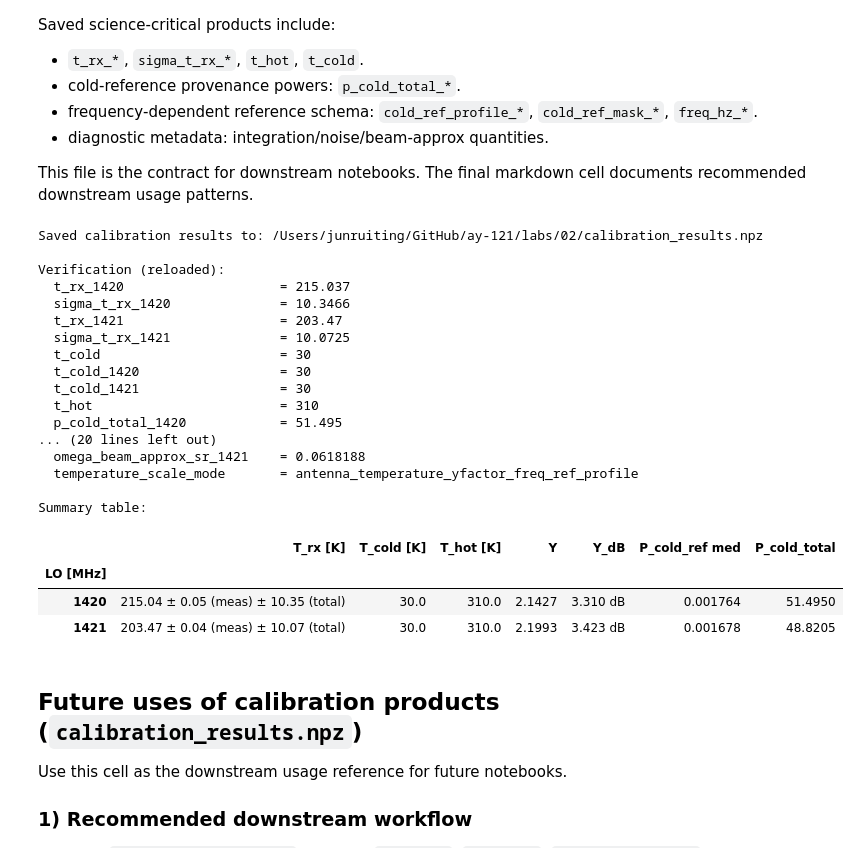
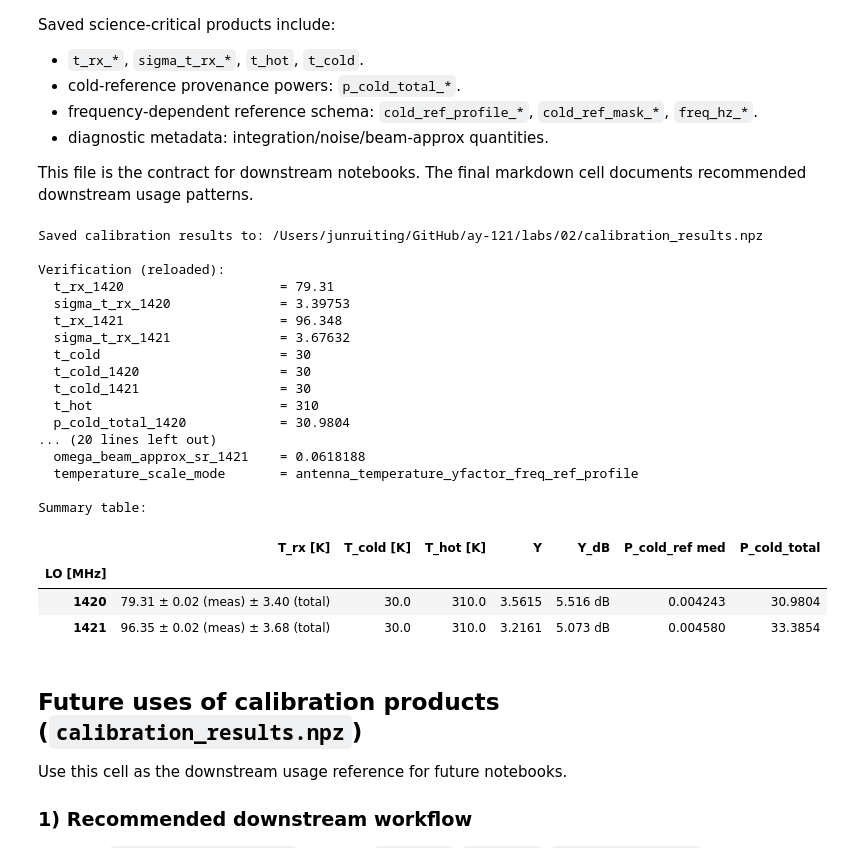
Before and after one commit to raw-asparagus/ay-121, a Jupyter notebook: labs/02/temperature_calibration.ipynb, the cells around one changed output. Saved outputs shown, nothing was run; the diff lists cells and outputs as text; code cells hidden in the pictures.

```diff
--- a/labs/02/temperature_calibration.ipynb
+++ b/labs/02/temperature_calibration.ipynb
@@ -88,9 +90,9 @@ DATA_ROOT = Path('data/lab02') if Path('data/lab02').exists() else Path('../../d
 
 # ── Temperature assumptions ───────────────────────────────────────────────────
 T_HOT          = 310.0   # K  — human body temperature
-T_COLD         = 30.0    # K  — SGP cold-sky temperature (shared for both LO bands)
+T_COLD         = 30.0     # K  — cold-reference sky (l=165°, b=36°, Alt=50°, Az=50°)
 SIGMA_T_HOT    = 5.0     # K  — systematic uncertainty on T_hot
-SIGMA_T_COLD   = 5.0     # K  — systematic uncertainty on T_cold
+SIGMA_T_COLD   = 2.0     # K  — systematic uncertainty on T_cold
 
 # ── Horn geometry / beam assumptions (diagnostics) ──────────────────────────
 HORN_PARALLEL_M             = 0.80
@@ -110,7 +112,7 @@ ROLLING_WIDTH   = 200    # bins for local std estimate
 
 print(f'DATA_ROOT   : {DATA_ROOT.resolve()}')
 print(f'T_hot       : {T_HOT} K  (σ = {SIGMA_T_HOT} K)')
-print(f'T_cold (shared) : {T_COLD} K  (σ = {SIGMA_T_COLD} K)')
+print(f'T_cold      : {T_COLD} K  (σ = {SIGMA_T_COLD} K)  — cold_ref sky at l=165°, b=36°')
 print(f'Horn dims   : {HORN_PARALLEL_M:.2f} m × {HORN_PERP_HORIZON_M:.2f} m  (A = {HORN_APERTURE_AREA_M2:.3f} m²)')
 print(f'η_bf (default): {BEAM_FILLING_FACTOR_DEFAULT:.3f}  (T_B = T_A / η_bf)')
 print(f'Ω_beam approx at HI from λ²/A: {OMEGA_BEAM_APPROX_SR_HI:.4f} sr (diagnostic only)')
@@ -451,8 +449,8 @@ t_cold = {1420: T_COLD, 1421: T_COLD}
 
 yfactor_results = {}
 for lo in [1420, 1421]:
-    p_hot,  s_hot  = masked_total_power(human_pair[lo], masks[('human', lo)])
-    p_cold, s_cold = masked_total_power(sgp_pair[lo],   masks[('SGP',   lo)])
+    p_hot,  s_hot  = masked_total_power(human_pair[lo],    masks[('human',    lo)])
+    p_cold, s_cold = masked_total_power(cold_ref_pair[lo], masks[('cold_ref', lo)])
     yfactor_results[lo] = measure_y_factor(
         p_hot, s_hot, p_cold, s_cold,
         T_HOT, t_cold[lo], lo_mhz=lo,
@@ -776,27 +791,27 @@ r1420 = yfactor_results[1420]
 r1421 = yfactor_results[1421]
 
 # Cold-reference total powers used for Y-factor provenance
-p_cold_total_1420, _ = masked_total_power(sgp_pair[1420], masks[('SGP', 1420)])
-p_cold_total_1421, _ = masked_total_power(sgp_pair[1421], masks[('SGP', 1421)])
+p_cold_total_1420, _ = masked_total_power(cold_ref_pair[1420], masks[('cold_ref', 1420)])
+p_cold_total_1421, _ = masked_total_power(cold_ref_pair[1421], masks[('cold_ref', 1421)])
 
 # Frequency-dependent cold-reference profiles and masks
-cold_ref_profile_1420 = build_cold_reference_profile(sgp_pair[1420], masks[('SGP', 1420)], smooth_kwargs=SAVGOL)
-cold_ref_profile_1421 = build_cold_reference_profile(sgp_pair[1421], masks[('SGP', 1421)], smooth_kwargs=SAVGOL)
+cold_ref_profile_1420 = build_cold_reference_profile(cold_ref_pair[1420], masks[('cold_ref', 1420)], smooth_kwargs=SAVGOL)
+cold_ref_profile_1421 = build_cold_reference_profile(cold_ref_pair[1421], masks[('cold_ref', 1421)], smooth_kwargs=SAVGOL)
 
-cold_ref_mask_1420 = np.asarray(masks[('SGP', 1420)], bool)
-cold_ref_mask_1421 = np.asarray(masks[('SGP', 1421)], bool)
+cold_ref_mask_1420 = np.asarray(masks[('cold_ref', 1420)], bool)
+cold_ref_mask_1421 = np.asarray(masks[('cold_ref', 1421)], bool)
 
-freq_hz_1420 = np.asarray(sgp_pair[1420].freqs, float)
-freq_hz_1421 = np.asarray(sgp_pair[1421].freqs, float)
+freq_hz_1420 = np.asarray(cold_ref_pair[1420].freqs, float)
+freq_hz_1421 = np.asarray(cold_ref_pair[1421].freqs, float)
 
 # Optional diagnostics for downstream notebooks
-delta_nu_hz_1420 = float(sgp_pair[1420].bin_width)
-delta_nu_hz_1421 = float(sgp_pair[1421].bin_width)
-tau_s_1420 = float(sgp_pair[1420].nblocks * sgp_pair[1420].nsamples / sgp_pair[1420].sample_rate)
-tau_s_1421 = float(sgp_pair[1421].nblocks * sgp_pair[1421].nsamples / sgp_pair[1421].sample_rate)
+delta_nu_hz_1420 = float(cold_ref_pair[1420].bin_width)
+delta_nu_hz_1421 = float(cold_ref_pair[1421].bin_width)
+tau_s_1420 = float(cold_ref_pair[1420].nblocks * cold_ref_pair[1420].nsamples / cold_ref_pair[1420].sample_rate)
+tau_s_1421 = float(cold_ref_pair[1421].nblocks * cold_ref_pair[1421].nsamples / cold_ref_pair[1421].sample_rate)
 
-omega_beam_approx_sr_1420 = float((C_LIGHT_M_S / sgp_pair[1420].center_freq) ** 2 / HORN_APERTURE_AREA_M2)
-omega_beam_approx_sr_1421 = float((C_LIGHT_M_S / sgp_pair[1421].center_freq) ** 2 / HORN_APERTURE_AREA_M2)
+omega_beam_approx_sr_1420 = float((C_LIGHT_M_S / cold_ref_pair[1420].center_freq) ** 2 / HORN_APERTURE_AREA_M2)
+omega_beam_approx_sr_1421 = float((C_LIGHT_M_S / cold_ref_pair[1421].center_freq) ** 2 / HORN_APERTURE_AREA_M2)
 
 # Determine output path relative to this notebook
 nb_dir = Path('labs/02') if Path('labs/02').exists() else Path('.')
@@ -822,7 +837,7 @@ np.savez(
     cold_ref_mask_1421    = np.asarray(cold_ref_mask_1421, dtype=bool),
     freq_hz_1420          = np.asarray(freq_hz_1420, dtype=np.float64),
     freq_hz_1421          = np.asarray(freq_hz_1421, dtype=np.float64),
-    cold_ref_method       = np.str_('savgol_profile_from_corrected_sgp'),
+    cold_ref_method       = np.str_('savgol_profile_from_cold_ref_sky_l165_b36'),
     cold_ref_savgol_window_length = np.int64(SAVGOL['window_length']),
     cold_ref_savgol_polyorder     = np.int64(SAVGOL['polyorder']),
 
@@ -869,40 +884,40 @@ print('Summary table:')
 summary = pd.DataFrame([
     {'LO [MHz]': 1420,
      'T_rx [K]': f"{r1420.T_rx:.2f} ± {r1420.sigma_T_rx_meas:.2f} (meas) ± {r1420.sigma_T_rx_total:.2f} (total)",
      'T_cold [K]': T_COLD, 'T_hot [K]': T_HOT,
      'Y': f"{r1420.Y:.4f}", 'Y_dB': f"{r1420.Y_dB:.3f} dB",
      'P_cold_ref med': f"{np.nanmedian(cold_ref_profile_1420[cold_ref_mask_1420]):.6f}",
      'P_cold_total': f"{p_cold_total_1420:.4f}"},
     {'LO [MHz]': 1421,
      'T_rx [K]': f"{r1421.T_rx:.2f} ± {r1421.sigma_T_rx_meas:.2f} (meas) ± {r1421.sigma_T_rx_total:.2f} (total)",
      'T_cold [K]': T_COLD, 'T_hot [K]': T_HOT,
      'Y': f"{r1421.Y:.4f}", 'Y_dB': f"{r1421.Y_dB:.3f} dB",
      'P_cold_ref med': f"{np.nanmedian(cold_ref_profile_1421[cold_ref_mask_1421]):.6f}",
      'P_cold_total': f"{p_cold_total_1421:.4f}"},
 ]).set_index('LO [MHz]')
 display(summary)
 # %% [output]
 Saved calibration results to: /Users/junruiting/GitHub/ay-121/labs/02/calibration_results.npz
 
 Verification (reloaded):
-  t_rx_1420                    = 215.037
-  sigma_t_rx_1420              = 10.3466
-  t_rx_1421                    = 203.47
-  sigma_t_rx_1421              = 10.0725
+  t_rx_1420                    = 79.31
+  sigma_t_rx_1420              = 3.39753
+  t_rx_1421                    = 96.348
+  sigma_t_rx_1421              = 3.67632
   t_cold                       = 30
   t_cold_1420                  = 30
   t_cold_1421                  = 30
   t_hot                        = 310
-  p_cold_total_1420            = 51.495
+  p_cold_total_1420            = 30.9804
 ... (20 lines left out)
   omega_beam_approx_sr_1421    = 0.0618188
   temperature_scale_mode       = antenna_temperature_yfactor_freq_ref_profile
 
 Summary table:
 |  | T_rx [K] | T_cold [K] | T_hot [K] | Y | Y_dB | P_cold_ref med | P_cold_total |
 | LO [MHz] |  |  |  |  |  |  |  |
-| 1420 | 215.04 ± 0.05 (meas) ± 10.35 (total) | 30.0 | 310.0 | 2.1427 | 3.310 dB | 0.001764 | 51.4950 |
-| 1421 | 203.47 ± 0.04 (meas) ± 10.07 (total) | 30.0 | 310.0 | 2.1993 | 3.423 dB | 0.001678 | 48.8205 |
+| 1420 | 79.31 ± 0.02 (meas) ± 3.40 (total) | 30.0 | 310.0 | 3.5615 | 5.516 dB | 0.004243 | 30.9804 |
+| 1421 | 96.35 ± 0.02 (meas) ± 3.68 (total) | 30.0 | 310.0 | 3.2161 | 5.073 dB | 0.004580 | 33.3854 |
 # %% [markdown]
 ## Future uses of calibration products (`calibration_results.npz`)
 
```
Also changed, not shown: parts of 6 cells of this notebook, 34 other files.
